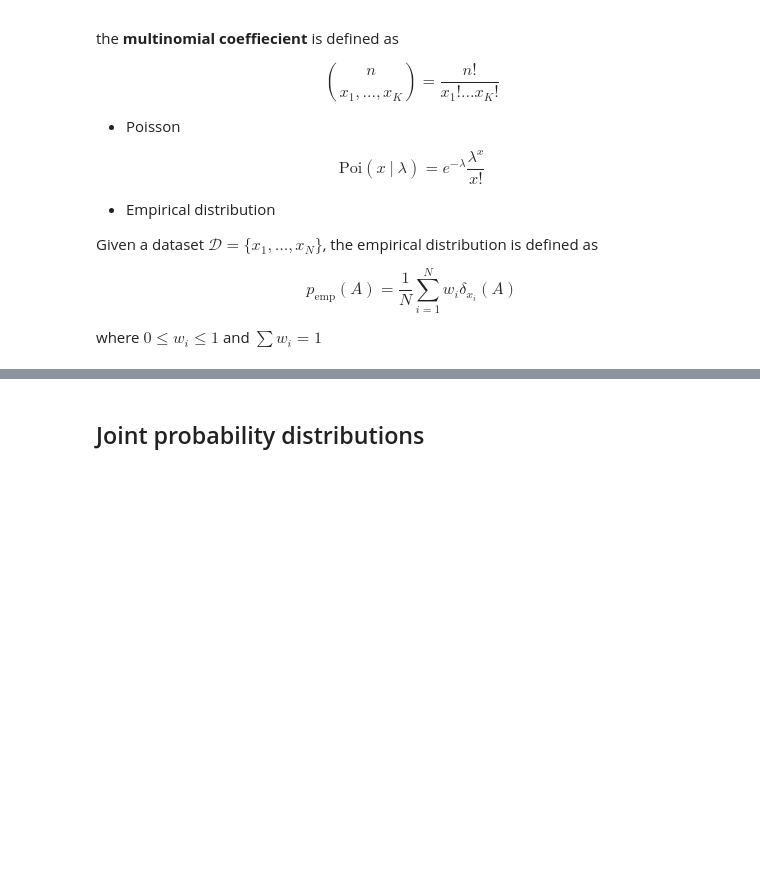
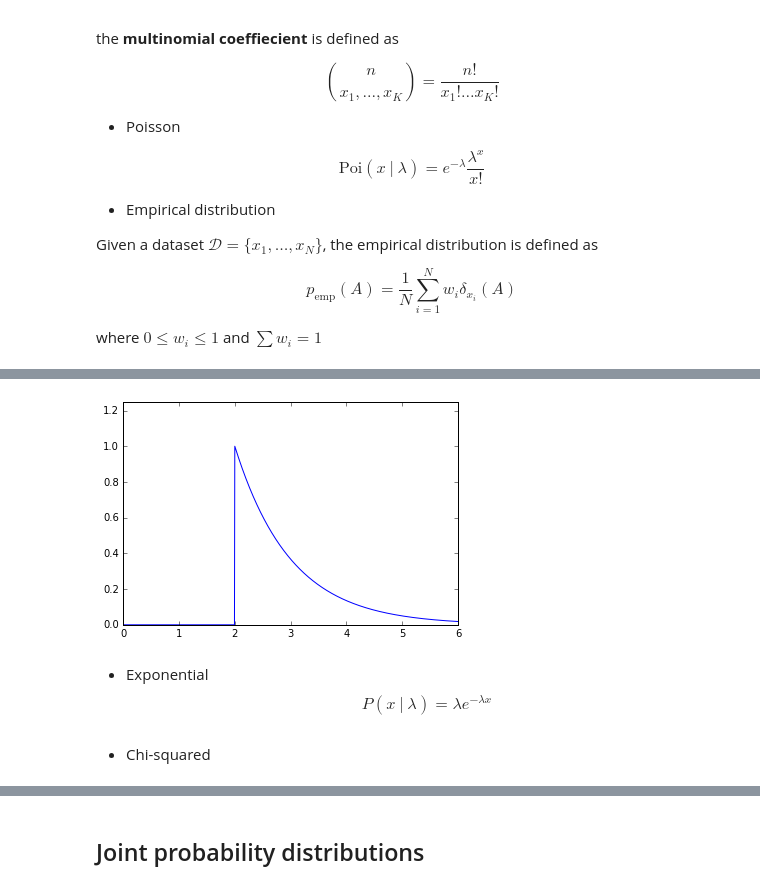
Before and after one commit to prcastro/MurphyProbabilisticML, a Jupyter notebook: chapters/Chapter 2.ipynb, the cells around one changed output, grey strips where cells are left out. Cells and saved outputs as stored; diff of their text form; code cells hidden in the pictures; blank space fills up the shorter version.

```diff
--- a/chapters/Chapter 2.ipynb
+++ b/chapters/Chapter 2.ipynb
@@ -119,0 +151,10 @@ where $0\leq w_i \leq 1$ and $\sum w_i = 1$
+# %%
+ax = plt.subplot(111)
+plot_dist(stats.gamma(1,2), 0, 6, ax)
+# %% [output]
+[figure, added]
+# %% [markdown]
+* Exponential
+$$P(x~|~\lambda) = \lambda e^{-\lambda x}$$
+# %% [markdown]
+* Chi-squared
```
Also changed, not shown: parts of 9 cells of this notebook.
